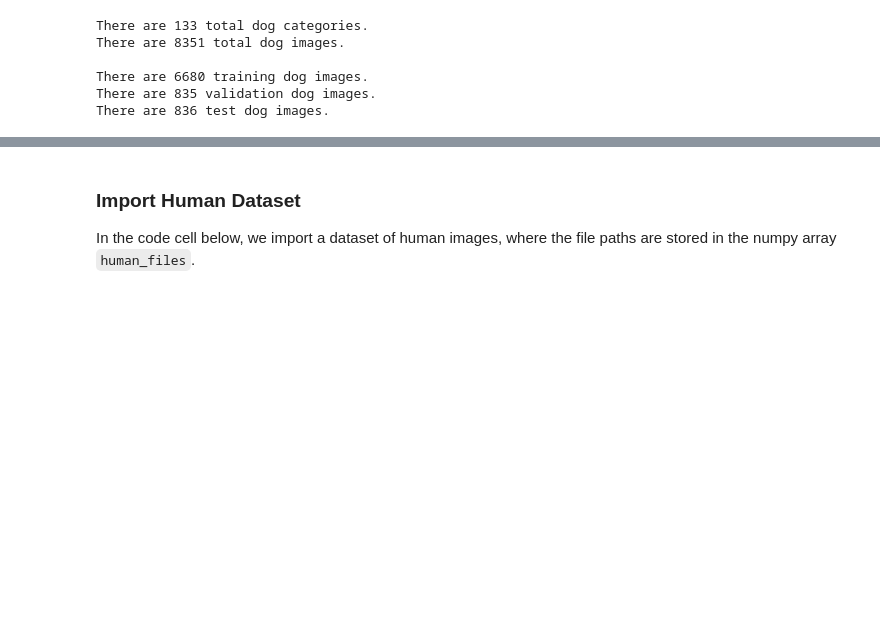
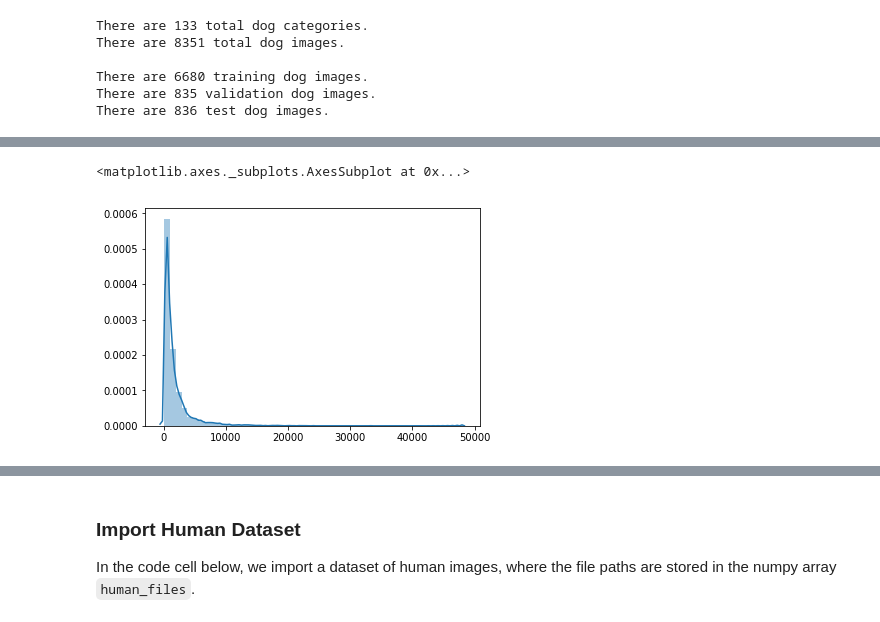
Before and after one commit to hc-psy/data-science-nano, a Jupyter notebook: Project 4 - Dog Breed Classification/dog_app.ipynb, the cells around one changed output, grey strips where cells are left out. Saved outputs shown, nothing was run; the diff lists cells and outputs as text; code cells hidden in the pictures; blank space fills up the shorter version.

```diff
--- a/Project 4 - Dog Breed Classification/dog_app.ipynb
+++ b/Project 4 - Dog Breed Classification/dog_app.ipynb
@@ -93,0 +195,6 @@ There are 836 test dog images.
+# %%
+df_blur = pd.DataFrame({'blurriness': fm})
+sns.distplot(df_blur)
+# %% [output]
+<matplotlib.axes._subplots.AxesSubplot at 0x...>
+[figure, added]
```
Also changed, not shown: parts of 19 cells of this notebook, 1 other file.
